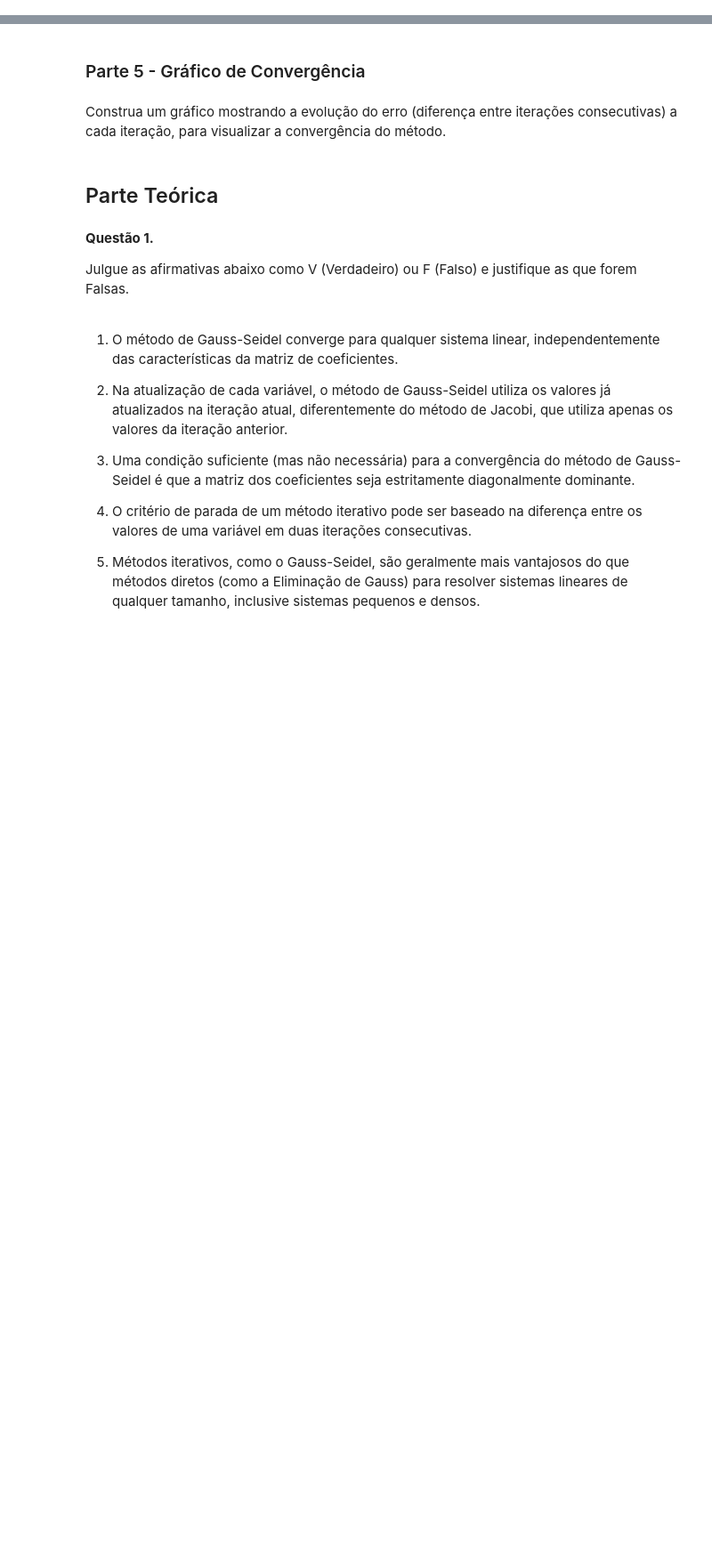
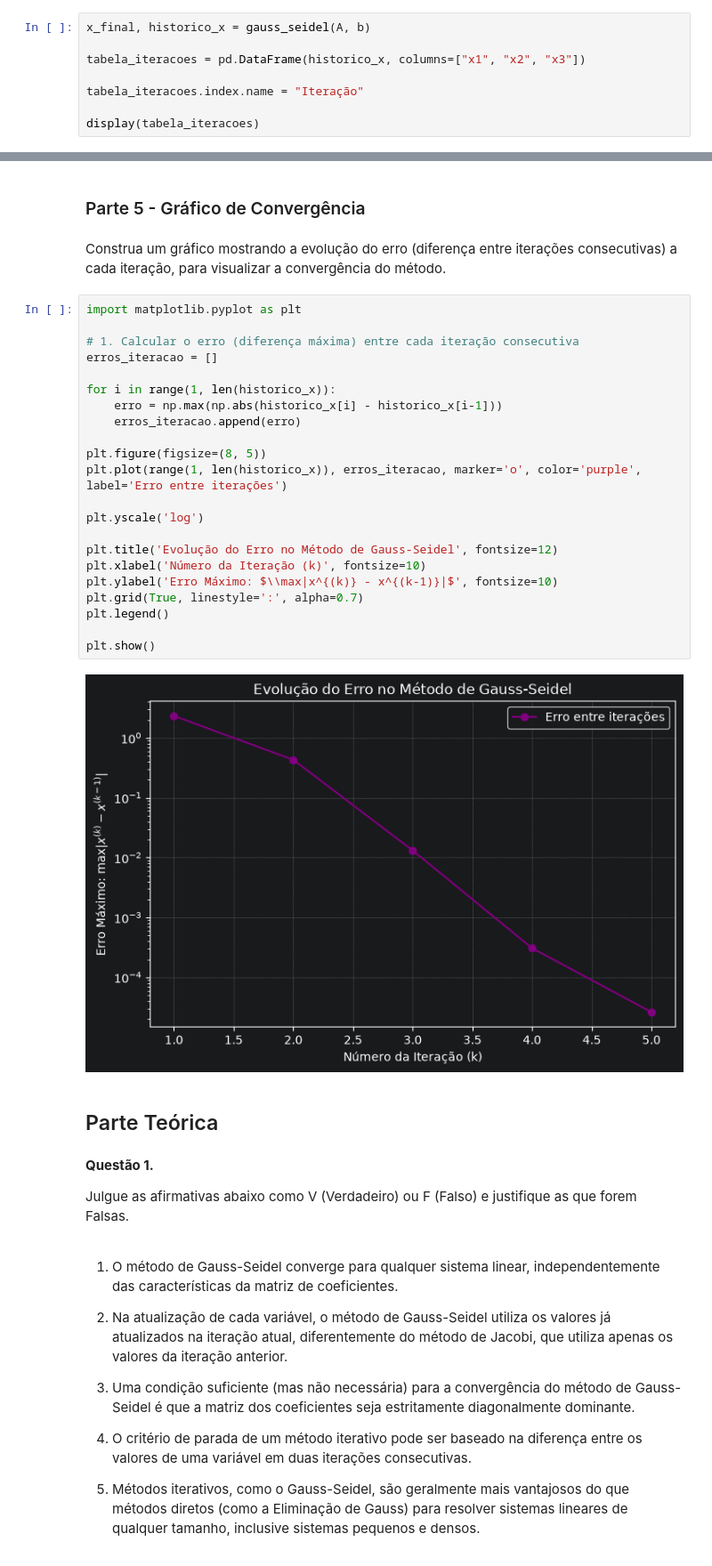
Before and after one commit to caiosemblano/M06-Lab-Estatistica, a Jupyter notebook: AT04_Gauss_Seidel.ipynb, the cells around one changed output, grey strips where cells are left out. Shown at 89% size. Saved outputs shown, nothing was run; the diff lists cells and outputs as text; blank space fills up the shorter version.

```diff
--- a/AT04_Gauss_Seidel.ipynb
+++ b/AT04_Gauss_Seidel.ipynb
@@ -148,3 +172,11 @@ $$\max_i \left| x_i^{(k+1)} - x_i^{(k)} \right| < \varepsilon$$
 ### Parte 3 - Tabela de Iterações
 # %% [markdown]
 Armazene os valores de $x_1$, $x_2$ e $x_3$ obtidos em cada iteração em um DataFrame, permitindo visualizar como a solução converge ao longo do processo.
+# %%
+x_final, historico_x = gauss_seidel(A, b)
+
+tabela_iteracoes = pd.DataFrame(historico_x, columns=["x1", "x2", "x3"])
+
+tabela_iteracoes.index.name = "Iteração"
+
+display(tabela_iteracoes)
@@ -156,6 +217,30 @@ Resolva o mesmo sistema utilizando um método direto (`np.linalg.solve`) e compa
 ### Parte 5 - Gráfico de Convergência
 # %% [markdown]
 Construa um gráfico mostrando a evolução do erro (diferença entre iterações consecutivas) a cada iteração, para visualizar a convergência do método.
+# %%
+import matplotlib.pyplot as plt
+
+# 1. Calcular o erro (diferença máxima) entre cada iteração consecutiva
+erros_iteracao = []
+
+for i in range(1, len(historico_x)):
+    erro = np.max(np.abs(historico_x[i] - historico_x[i-1]))
+    erros_iteracao.append(erro)
+
+plt.figure(figsize=(8, 5))
+plt.plot(range(1, len(historico_x)), erros_iteracao, marker='o', color='purple', label='Erro entre iterações')
+
+plt.yscale('log')
+
+plt.title('Evolução do Erro no Método de Gauss-Seidel', fontsize=12)
+plt.xlabel('Número da Iteração (k)', fontsize=10)
+plt.ylabel('Erro Máximo: $\\max|x^{(k)} - x^{(k-1)}|$', fontsize=10)
+plt.grid(True, linestyle=':', alpha=0.7)
+plt.legend()
+
+plt.show()
+# %% [output]
+[figure, added]
 # %% [markdown]
 ## Parte Teórica
 # %% [markdown]
```
Also changed, not shown: parts of 8 cells of this notebook.
